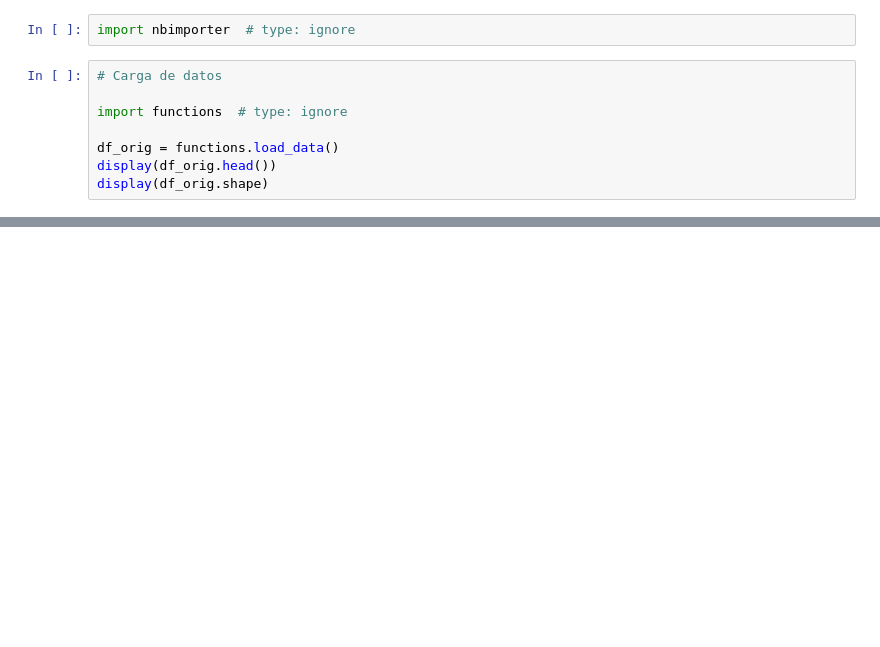
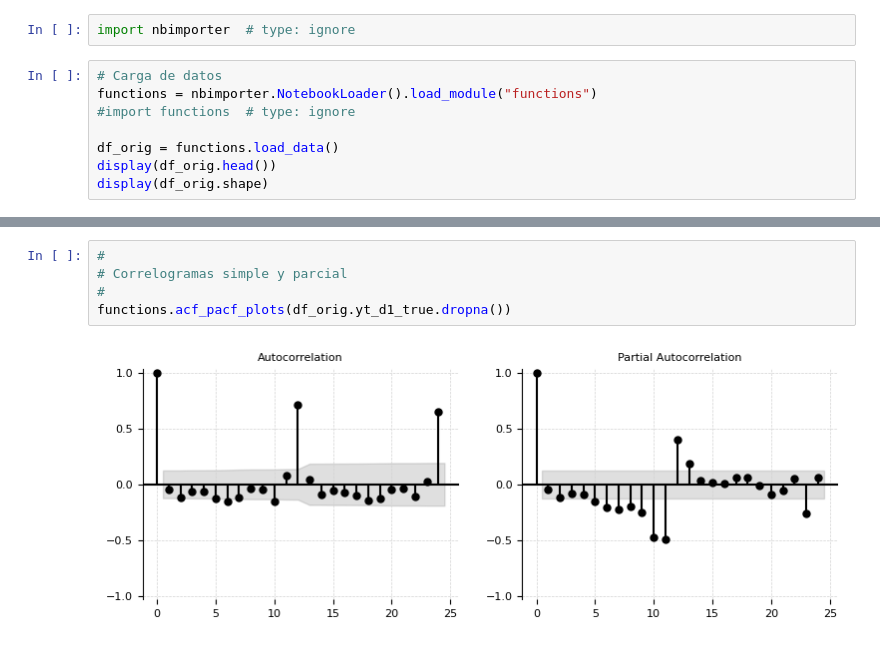
Before and after one commit to 2026-2-predictiva/std-oscar-alberto-ocampo-ardila, a Jupyter notebook: PRE_08_series_de_tiempo/notebooks/notebook_1.ipynb, the cells around one changed output, grey strips where cells are left out. Saved outputs shown, nothing was run; the diff lists cells and outputs as text; blank space fills up the shorter version.

```diff
--- a/PRE_08_series_de_tiempo/notebooks/notebook_1.ipynb
+++ b/PRE_08_series_de_tiempo/notebooks/notebook_1.ipynb
@@ -2,8 +2,8 @@
 import nbimporter  # type: ignore
 # %%
 # Carga de datos
-
-import functions  # type: ignore
+functions = nbimporter.NotebookLoader().load_module("functions")
+#import functions  # type: ignore
 
 df_orig = functions.load_data()
 display(df_orig.head())
@@ -36,0 +67,7 @@ functions.plot_time_series(df_orig, yt_col="yt_d1_true")
+# %%
+#
+# Correlogramas simple y parcial
+#
+functions.acf_pacf_plots(df_orig.yt_d1_true.dropna())
+# %% [output]
+[figure, added]
```
Also changed, not shown: parts of 6 cells of this notebook, 2 other files.
